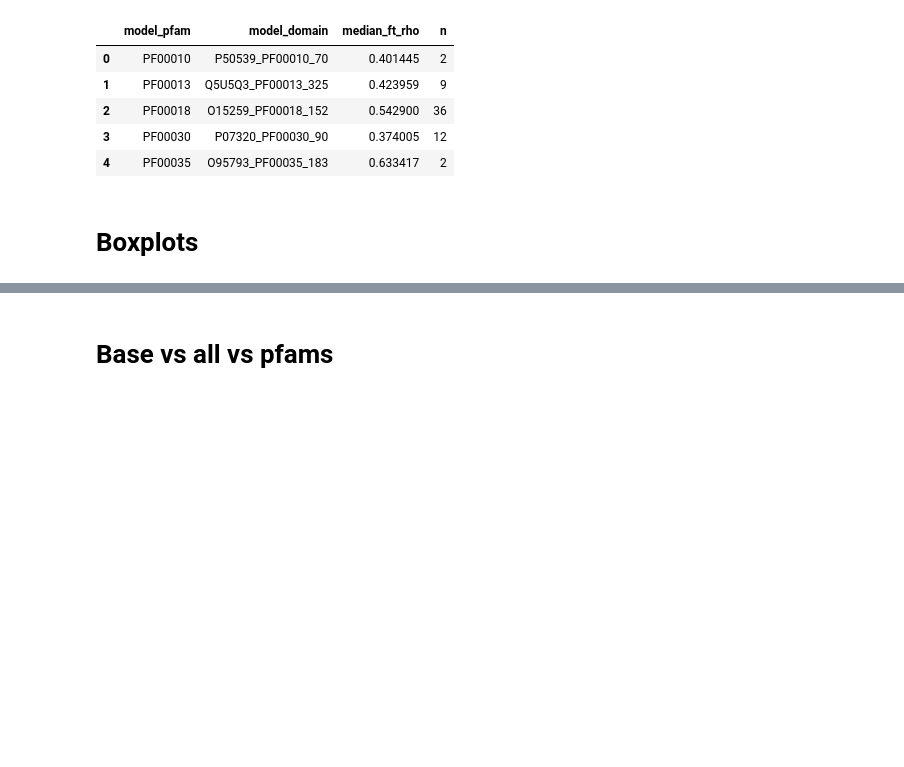
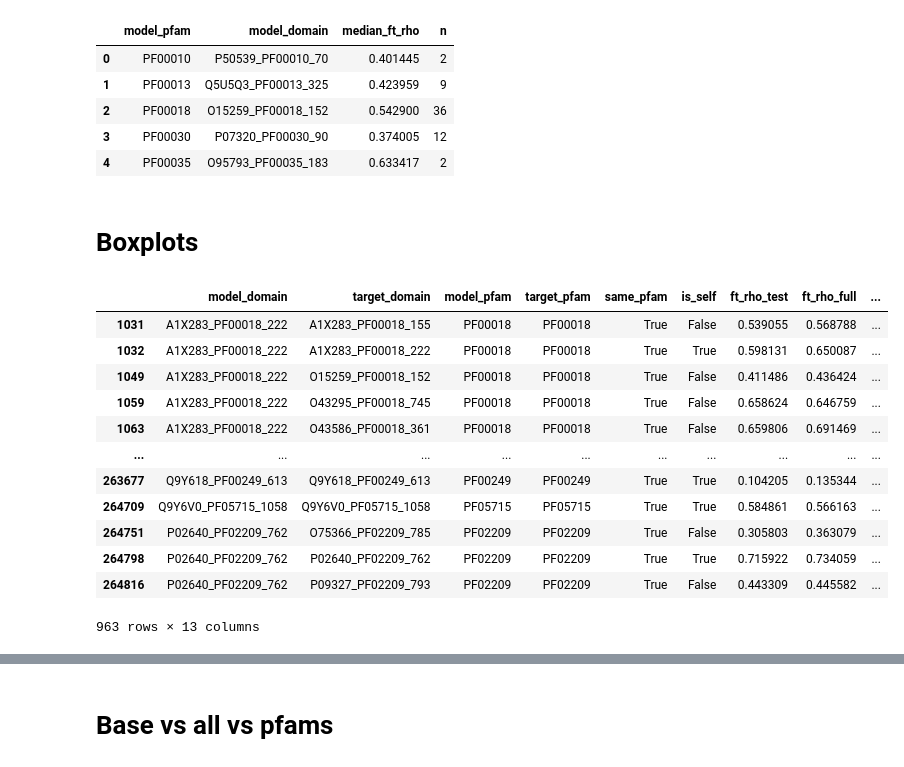
Before and after one commit to Hutch-Johnson/Protein-Language-Models, a Jupyter notebook: ESM2_PFAM_boxplots.ipynb, the cells around one changed output, grey strips where cells are left out. Drawn from its saved outputs; the diff is of its cells as text; code cells hidden in the pictures; blank space fills up the shorter version.

```diff
--- a/ESM2_PFAM_boxplots.ipynb
+++ b/ESM2_PFAM_boxplots.ipynb
@@ -108,0 +114,16 @@ worst_per_pfam.head()
+# %%
+df_best_worst
+# %% [output]
+|  | model_domain | target_domain | model_pfam | target_pfam | same_pfam | is_self | ft_rho_test | ft_rho_full | ... |
+| 1031 | A1X283_PF00018_222 | A1X283_PF00018_155 | PF00018 | PF00018 | True | False | 0.539055 | 0.568788 | ... |
+| 1032 | A1X283_PF00018_222 | A1X283_PF00018_222 | PF00018 | PF00018 | True | True | 0.598131 | 0.650087 | ... |
+| 1049 | A1X283_PF00018_222 | O15259_PF00018_152 | PF00018 | PF00018 | True | False | 0.411486 | 0.436424 | ... |
+| 1059 | A1X283_PF00018_222 | O43295_PF00018_745 | PF00018 | PF00018 | True | False | 0.658624 | 0.646759 | ... |
+| 1063 | A1X283_PF00018_222 | O43586_PF00018_361 | PF00018 | PF00018 | True | False | 0.659806 | 0.691469 | ... |
+| ... | ... | ... | ... | ... | ... | ... | ... | ... | ... |
+| 263677 | Q9Y618_PF00249_613 | Q9Y618_PF00249_613 | PF00249 | PF00249 | True | True | 0.104205 | 0.135344 | ... |
+| 264709 | Q9Y6V0_PF05715_1058 | Q9Y6V0_PF05715_1058 | PF05715 | PF05715 | True | True | 0.584861 | 0.566163 | ... |
+| 264751 | P02640_PF02209_762 | O75366_PF02209_785 | PF02209 | PF02209 | True | False | 0.305803 | 0.363079 | ... |
+| 264798 | P02640_PF02209_762 | P02640_PF02209_762 | PF02209 | PF02209 | True | True | 0.715922 | 0.734059 | ... |
+| 264816 | P02640_PF02209_762 | P09327_PF02209_793 | PF02209 | PF02209 | True | False | 0.443309 | 0.445582 | ... |
+963 rows × 13 columns
```
Also changed, not shown: parts of 7 cells of this notebook.
